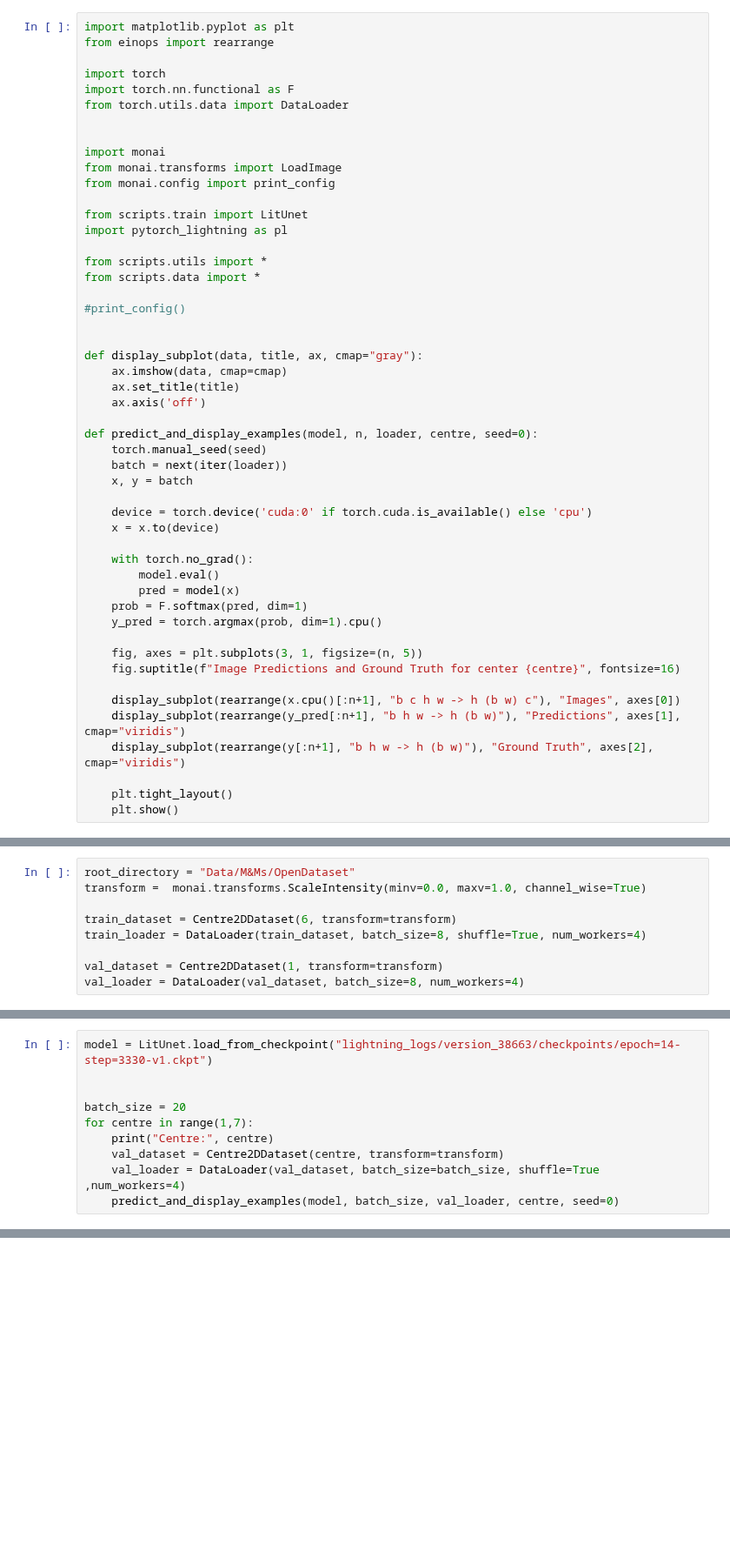
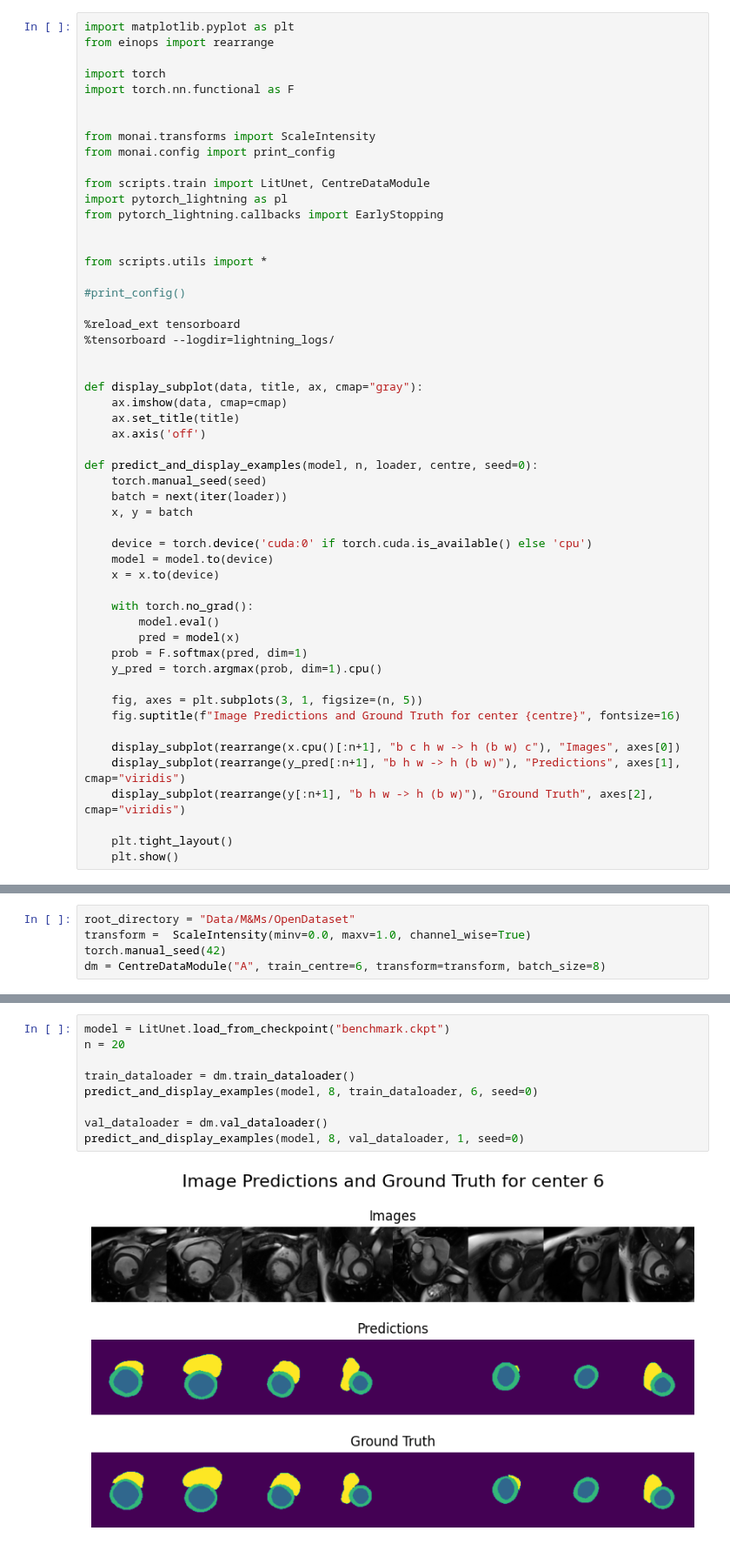
Before and after one commit to MAHDI-Imen/M-M, a Jupyter notebook: dev.ipynb, the cells around one changed output, grey strips where cells are left out. Shown at 87% size. Saved outputs shown, nothing was run; the diff lists cells and outputs as text; blank space fills up the shorter version.

Commit message:
Added DataModule

```diff
--- a/dev.ipynb
+++ b/dev.ipynb
@@ -4,20 +4,22 @@ from einops import rearrange
 
 import torch
 import torch.nn.functional as F
-from torch.utils.data import DataLoader
 
 
-import monai
-from monai.transforms import LoadImage
+from monai.transforms import ScaleIntensity
 from monai.config import print_config
 
-from scripts.train import LitUnet
+from scripts.train import LitUnet, CentreDataModule
 import pytorch_lightning as pl
+from pytorch_lightning.callbacks import EarlyStopping
+
 
 from scripts.utils import *
-from scripts.data import *
 
 #print_config()
+
+%reload_ext tensorboard
+%tensorboard --logdir=lightning_logs/
 
 
 def display_subplot(data, title, ax, cmap="gray"):
@@ -31,6 +33,7 @@ def predict_and_display_examples(model, n, loader, centre, seed=0):
     x, y = batch
 
     device = torch.device('cuda:0' if torch.cuda.is_available() else 'cpu')
+    model = model.to(device)
     x = x.to(device)
 
     with torch.no_grad():
@@ -51,10 +56,6 @@ def predict_and_display_examples(model, n, loader, centre, seed=0):
 # %%
 root_directory = "Data/M&Ms/OpenDataset"
-transform =  monai.transforms.ScaleIntensity(minv=0.0, maxv=1.0, channel_wise=True)
-
-train_dataset = Centre2DDataset(6, transform=transform)
-train_loader = DataLoader(train_dataset, batch_size=8, shuffle=True, num_workers=4)
-
-val_dataset = Centre2DDataset(1, transform=transform)
-val_loader = DataLoader(val_dataset, batch_size=8, num_workers=4)
+transform =  ScaleIntensity(minv=0.0, maxv=1.0, channel_wise=True)
+torch.manual_seed(42)
+dm = CentreDataModule("A", train_centre=6, transform=transform, batch_size=8)
 # %%
@@ -83,10 +81,0 @@ LOCAL_RANK: 0 - CUDA_VISIBLE_DEVICES: [0]
-# %%
-model = LitUnet.load_from_checkpoint("lightning_logs/version_38663/checkpoints/epoch=14-step=3330-v1.ckpt")
-
-
-batch_size = 20
-for centre in range(1,7):
-    print("Centre:", centre)
-    val_dataset = Centre2DDataset(centre, transform=transform)
-    val_loader = DataLoader(val_dataset, batch_size=batch_size, shuffle=True ,num_workers=4)
-    predict_and_display_examples(model, batch_size, val_loader, centre, seed=0)
@@ -105,0 +82,11 @@ Centre: 6
+# %%
+model = LitUnet.load_from_checkpoint("benchmark.ckpt")
+n = 20
+
+train_dataloader = dm.train_dataloader()
+predict_and_display_examples(model, 8, train_dataloader, 6, seed=0)
+
+val_dataloader = dm.val_dataloader()
+predict_and_display_examples(model, 8, val_dataloader, 1, seed=0)
+# %% [output]
+[figure, added]
```
Also changed, not shown: parts of 5 cells of this notebook, 4 other files.
